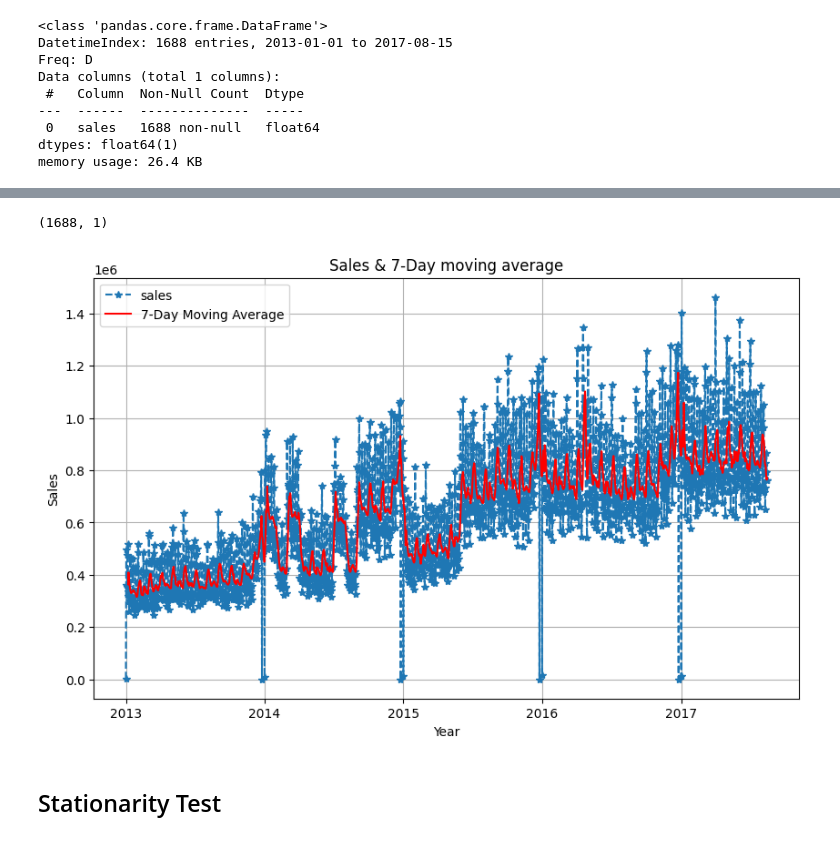
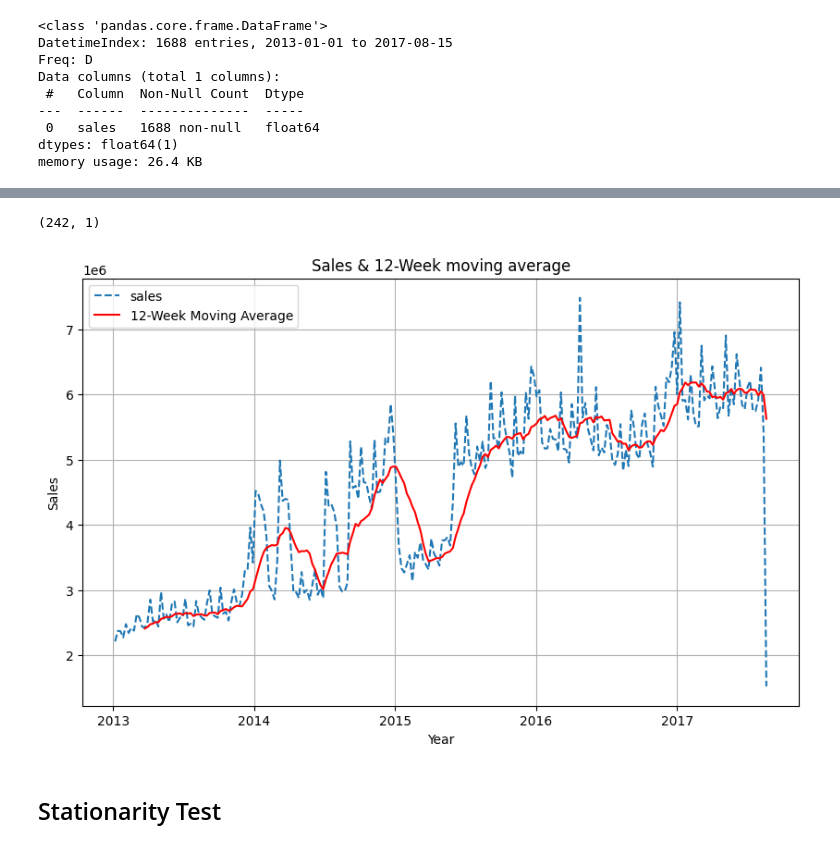
Before and after one commit to Azie88/Time-Series-Sales-Prediction-ARIMA, a Jupyter notebook: ARIMA_Model.ipynb, the cells around one changed output, grey strips where cells are left out. Drawn from its saved outputs; the diff is of its cells as text; code cells hidden in the pictures.

```diff
--- a/ARIMA_Model.ipynb
+++ b/ARIMA_Model.ipynb
@@ -169,6 +169,3 @@ Data columns (total 1 columns):
  0   sales   1688 non-null   float64
 dtypes: float64(1)
 memory usage: 26.4 KB
-# %%
-train_clean = train_clean.reset_index()
-train_clean.info()
@@ -185,8 +181,8 @@ memory usage: 45.8 MB
 # %%
-# resample data to daily frequency and compute the sum of sales for each week
+# resample data to weekly frequency and compute the sum of sales for each week
 
-daily_sum_sales = train_downsampled[cols].set_index('date').resample('D').sum()
-print(daily_sum_sales.shape)
+weekly_sales = train_clean.resample('W').sum()
+print(weekly_sales.shape)
 # %% [output]
-(1688, 1)
+(242, 1)
 # %%
@@ -195,20 +191,20 @@ fig.update_xaxes(rangeslider_visible=True)
 
 fig.show()
 # %%
-df_MA = daily_sum_sales.copy()
-MA = df_MA['sales'].rolling(7).mean()
+df_MA = weekly_sales.copy()
+MA = df_MA['sales'].rolling(12).mean()
 
 plt.figure(figsize=(10,6))
 plt.plot(df_MA.index, df_MA.sales, '--', label='sales')
-plt.plot(df_MA.index, MA, label='7-Day Moving Average', color='red')
+plt.plot(df_MA.index, MA, label='12-Week Moving Average', color='red')
 plt.grid()
 plt.xlabel('Year')
 plt.ylabel('Sales')
 plt.legend()
-plt.title('Sales & 7-Day moving average')
+plt.title('Sales & 12-Week moving average')
 plt.show()
 # %% [output]
-[figure, old version]
+[figure, new version]
 # %% [markdown]
 ## Stationarity Test
 # %% [markdown]
```
Also changed, not shown: parts of 29 cells of this notebook.
